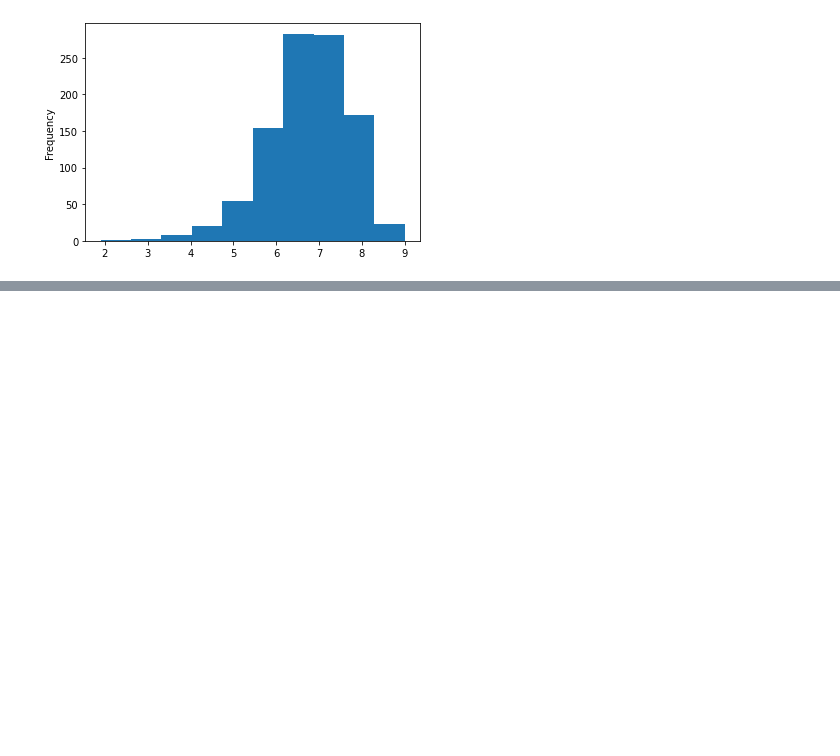
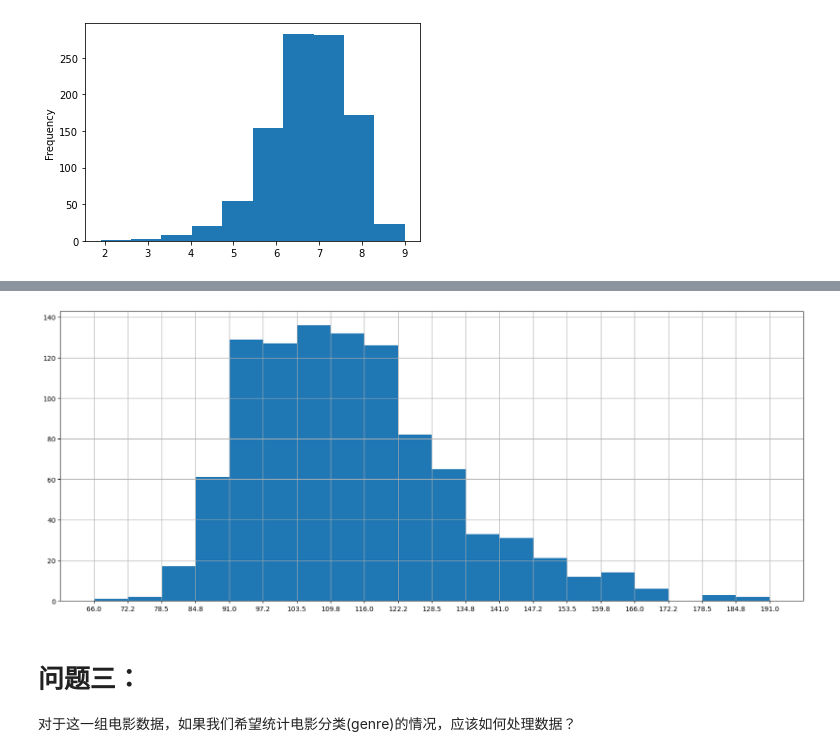
Before and after one commit to chx-chx/newcode, a Jupyter notebook: 5.电影案例分析.ipynb, the cells around one changed output, grey strips where cells are left out. Saved outputs shown, nothing was run; the diff lists cells and outputs as text; code cells hidden in the pictures; blank space fills up the shorter version.

```diff
--- a/5.电影案例分析.ipynb
+++ b/5.电影案例分析.ipynb
@@ -45,0 +59,22 @@ plt.show()
+# %%
+# 时长分布
+# 1.创建画布
+plt.figure(figsize=(20.,8),dpi=100)
+
+# 2.绘制
+plt.hist(movie["Runtime (Minutes)"].values, 20)
+
+# 2.1 显示x轴刻度
+max_ = movie["Runtime (Minutes)"].max()
+min_ = movie["Runtime (Minutes)"].min()
+x1 = np.linspace(min_,max_,21)
+# print(x1)
+plt.xticks(x1)
+plt.grid()
+# 3. 显示
+plt.show()
+# %% [output]
+[figure, added]
+# %% [markdown]
+# 问题三：
+对于这一组电影数据，如果我们希望统计电影分类(genre)的情况，应该如何处理数据？
```
Also changed, not shown: parts of 11 cells of this notebook.
